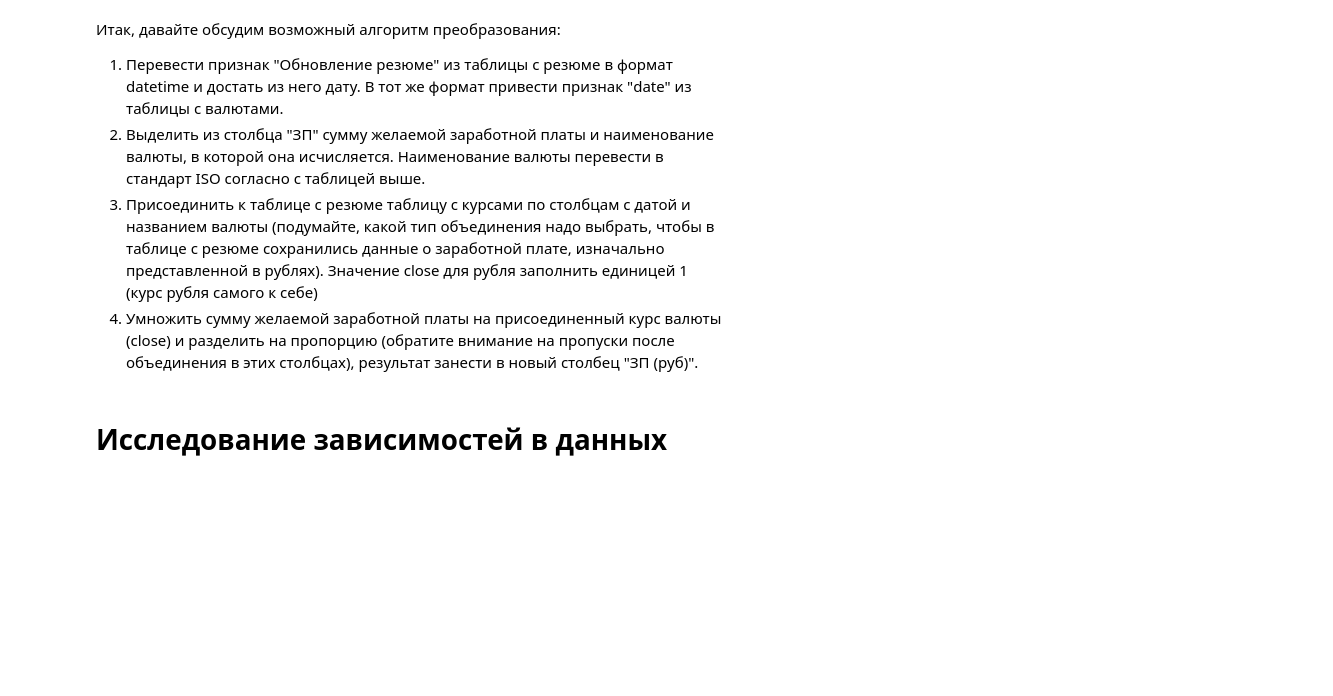
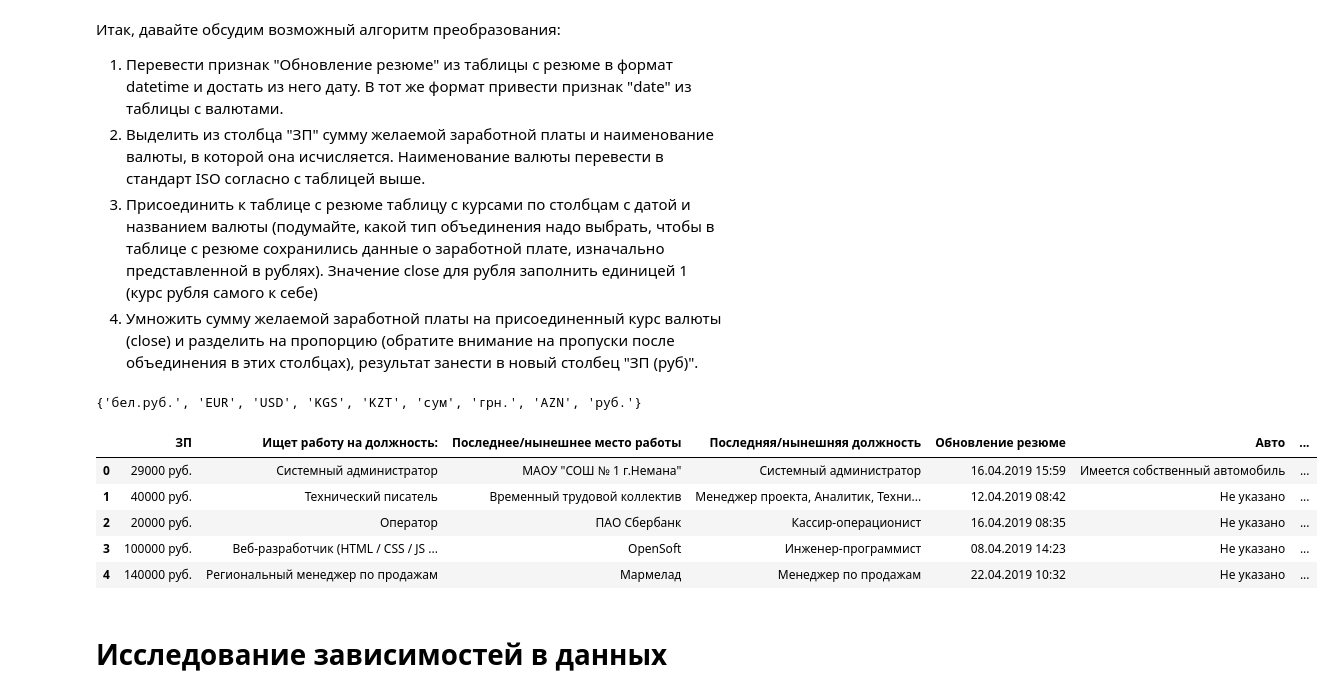
Before and after one commit to AlexeyLukovnikov/sf_data_science, a Jupyter notebook: BLOCK1_PROJECT-1/Project-1_HH.ipynb, the cells around one changed output. Cells and saved outputs as stored; diff of their text form; code cells hidden in the pictures; blank space fills up the shorter version.

```diff
--- a/BLOCK1_PROJECT-1/Project-1_HH.ipynb
+++ b/BLOCK1_PROJECT-1/Project-1_HH.ipynb
@@ -431,7 +431,48 @@ df_resumes.drop(columns=['Занятость'], axis=1, inplace=True)
 3. Присоединить к таблице с резюме таблицу с курсами по столбцам с датой и названием валюты (подумайте, какой тип объединения надо выбрать, чтобы в таблице с резюме сохранились данные о заработной плате, изначально представленной в рублях). Значение close для рубля заполнить единицей 1 (курс рубля самого к себе)
 4. Умножить сумму желаемой заработной платы на присоединенный курс валюты (close) и разделить на пропорцию (обратите внимание на пропуски после объединения в этих столбцах), результат занести в новый столбец "ЗП (руб)".
 # %%
-#ваш код здесь
+df_exchange_rates = pd.read_csv('data/ExchangeRates.csv')
+
+key_currency = set()
+def fill_key_currency(value):
+    key_currency.add(value.split(' ')[1].strip())
+
+df_resumes['temp'] = df_resumes['ЗП'].apply(fill_key_currency)
+print(key_currency) # {'бел.руб.', 'EUR', 'USD', 'KGS', 'KZT', 'сум', 'грн.', 'AZN', 'руб.'}
+df_resumes.drop(columns=['temp'], axis=1, inplace=True)
+# df_resumes[['ZP1', 'ZP2']]
+
+dict_currency_relation = {'бел.руб.': 'BYN', 'EUR': 'EUR', 'USD': 'USD', 'KGS': 'KGS', 'KZT': 'KZT', 'сум': 'UZS', 'грн.': 'UAH', 'AZN': 'AZN', 'руб.': 'RUB'}
+
+# df_resumes[['ЗП', 'Обновление резюме']].head()
+def fill_salary(value, type):
+    # print(value)
+    values = value.split(' ')
+    if type == 0:
+        return int(values[0].strip())
+    else:
+        return dict_currency_relation[values[1].strip()]
+    # return int(value[0].strip()), dict_currency_relation[values[1].strip()]
+
+# df_resumes.drop(columns=['ZP1'], axis=1, inplace=True)
+# df_resumes.drop(columns=['ZP2'], axis=1, inplace=True)
+
+# df_resumes[['ZP1', 'ZP2']] = df_resumes.apply(lambda row: fill_salary(row['ЗП']), axis=1)
+# df_resumes['ZP2'] = df_resumes['ЗП'].apply(fill_salary, args=(1))
+df_resumes['ZP1'] = df_resumes.apply(lambda row: fill_salary(row['ЗП'], 0), axis=1)
+df_resumes['ZP2'] = df_resumes.apply(lambda row: fill_salary(row['ЗП'], 1), axis=1)
+
+df_resumes.head()
+
+# df_exchange_rates.groupby('currency')['currency'].count().head()
+# %% [output]
+{'бел.руб.', 'EUR', 'USD', 'KGS', 'KZT', 'сум', 'грн.', 'AZN', 'руб.'}
+|  | ЗП | Ищет работу на должность: | Последнее/нынешнее место работы | Последняя/нынешняя должность | Обновление резюме | Авто | ... |
+| 0 | 29000 руб. | Системный администратор | МАОУ "СОШ № 1 г.Немана" | Системный администратор | 16.04.2019 15:59 | Имеется собственный автомобиль | ... |
+| 1 | 40000 руб. | Технический писатель | Временный трудовой коллектив | Менеджер проекта, Аналитик, Техни... | 12.04.2019 08:42 | Не указано | ... |
+| 2 | 20000 руб. | Оператор | ПАО Сбербанк | Кассир-операционист | 16.04.2019 08:35 | Не указано | ... |
+| 3 | 100000 руб. | Веб-разработчик (HTML / CSS / JS ... | OpenSoft | Инженер-программист | 08.04.2019 14:23 | Не указано | ... |
+| 4 | 140000 руб. | Региональный менеджер по продажам | Мармелад | Менеджер по продажам | 22.04.2019 10:32 | Не указано | ... |
 # %% [markdown]
 # Исследование зависимостей в данных
 # %% [markdown]
```
Also changed, not shown: 1 other file.
